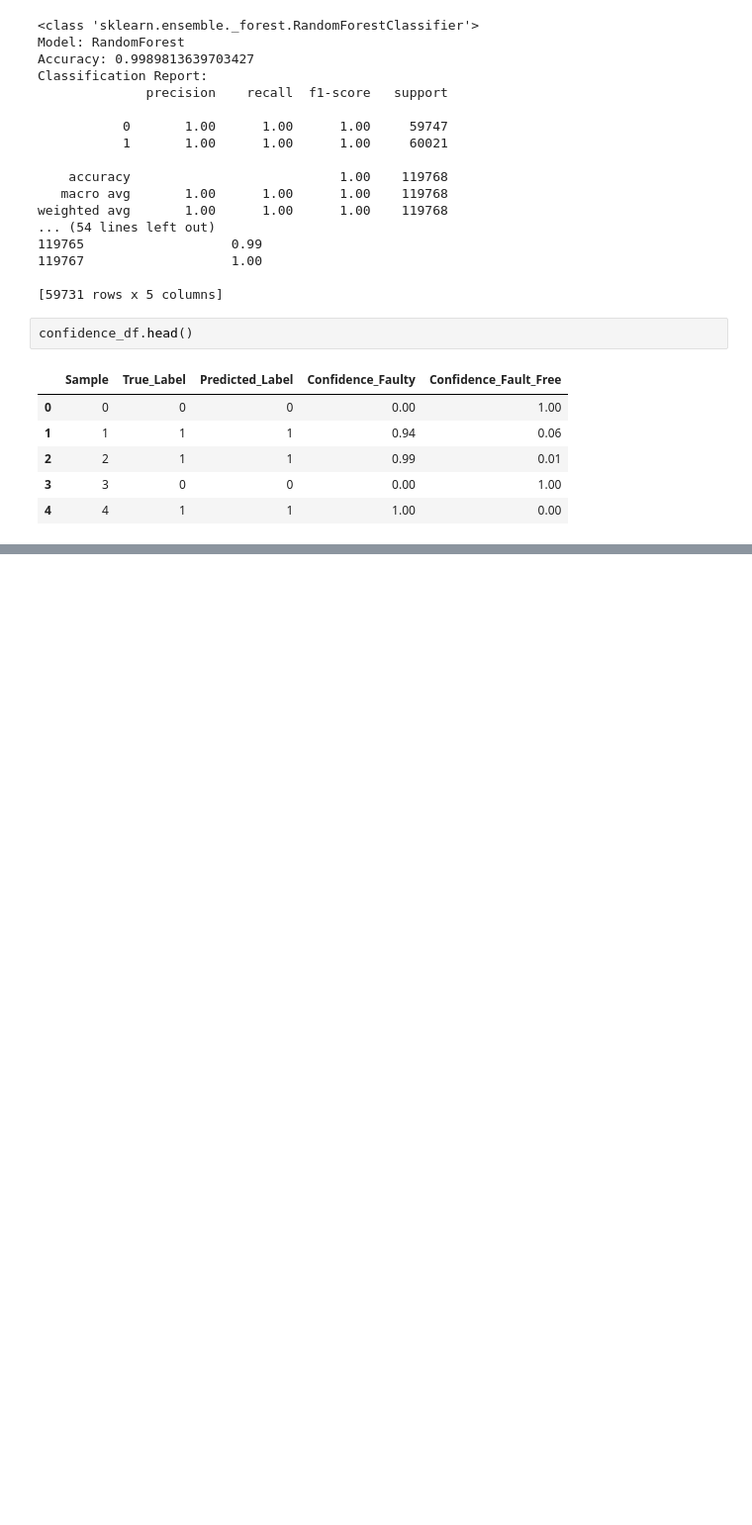
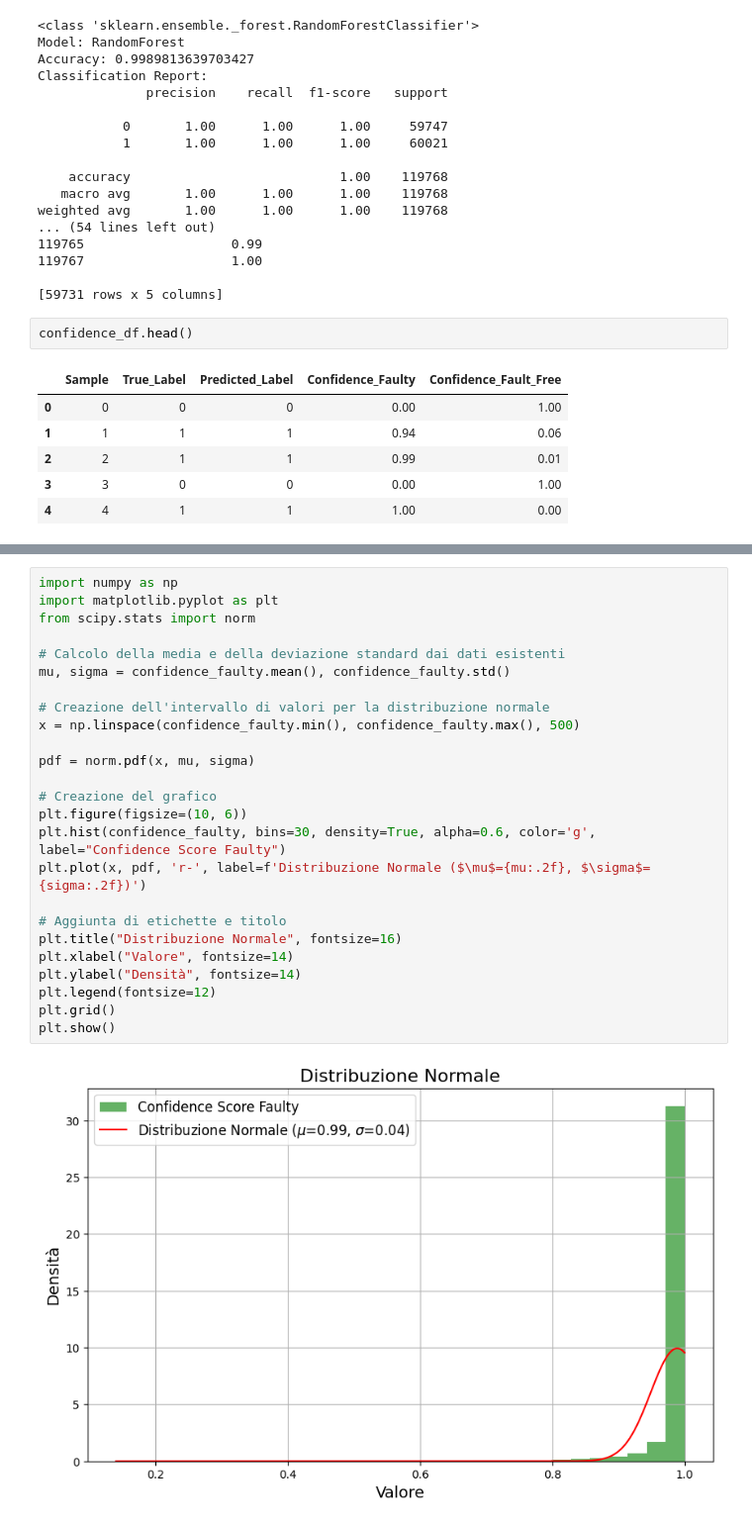
Before and after one commit to lucabellantee/FlyGuard, a Jupyter notebook: classificatore.ipynb, the cells around one changed output, grey strips where cells are left out. Shown at 99% size. Cells and saved outputs as stored; diff of their text form; blank space fills up the shorter version.

```diff
--- a/classificatore.ipynb
+++ b/classificatore.ipynb
@@ -253,0 +342,27 @@ plt.show()
+# %%
+import numpy as np
+import matplotlib.pyplot as plt
+from scipy.stats import norm
+
+# Calcolo della media e della deviazione standard dai dati esistenti
+mu, sigma = confidence_faulty.mean(), confidence_faulty.std()
+
+# Creazione dell'intervallo di valori per la distribuzione normale
+x = np.linspace(confidence_faulty.min(), confidence_faulty.max(), 500)
+
+pdf = norm.pdf(x, mu, sigma)
+
+# Creazione del grafico
+plt.figure(figsize=(10, 6))
+plt.hist(confidence_faulty, bins=30, density=True, alpha=0.6, color='g', label="Confidence Score Faulty")
+plt.plot(x, pdf, 'r-', label=f'Distribuzione Normale ($\mu$={mu:.2f}, $\sigma$={sigma:.2f})')
+
+# Aggiunta di etichette e titolo
+plt.title("Distribuzione Normale", fontsize=16)
+plt.xlabel("Valore", fontsize=14)
+plt.ylabel("Densità", fontsize=14)
+plt.legend(fontsize=12)
+plt.grid()
+plt.show()
+# %% [output]
+[figure, added]
```
Also changed, not shown: parts of 7 cells of this notebook, 1 other file.
